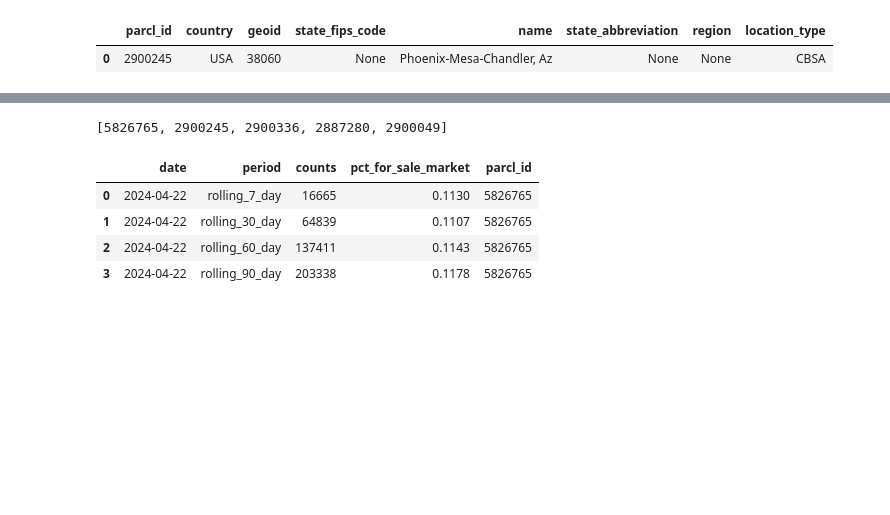
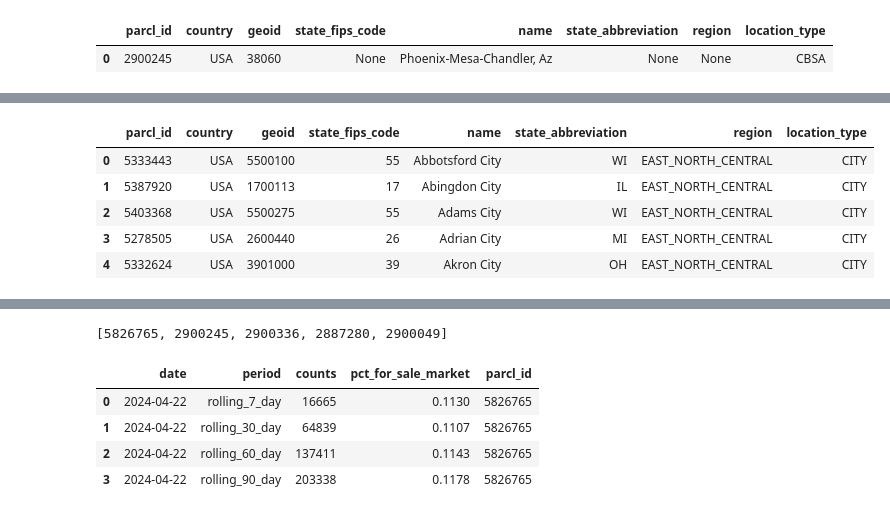
Before and after one commit to ParclLabs/parcllabs-cookbook, a Jupyter notebook: python/investor_share_of_resale_listings.ipynb, the cells around one changed output, grey strips where cells are left out. Saved outputs shown, nothing was run; the diff lists cells and outputs as text; code cells hidden in the pictures; blank space fills up the shorter version.

```diff
--- a/python/investor_share_of_resale_listings.ipynb
+++ b/python/investor_share_of_resale_listings.ipynb
@@ -106,6 +106,24 @@ vegas
 # %% [output]
 |  | parcl_id | country | geoid | state_fips_code | name | state_abbreviation | region | location_type |
 | 0 | 2900049 | USA | 29820 | None | Las Vegas-Henderson-Paradise, Nv | None | None | CBSA |
+# %%
+east_north_central_cities = client.search_markets.retrieve(
+    location_type='CITY',
+    region='EAST_NORTH_CENTRAL',
+    params={
+        'limit': 1000
+    },
+    as_dataframe=True
+)
+
+east_north_central_cities.head()
+# %% [output]
+|  | parcl_id | country | geoid | state_fips_code | name | state_abbreviation | region | location_type |
+| 0 | 5333443 | USA | 5500100 | 55 | Abbotsford City | WI | EAST_NORTH_CENTRAL | CITY |
+| 1 | 5387920 | USA | 1700113 | 17 | Abingdon City | IL | EAST_NORTH_CENTRAL | CITY |
+| 2 | 5403368 | USA | 5500275 | 55 | Adams City | WI | EAST_NORTH_CENTRAL | CITY |
+| 3 | 5278505 | USA | 2600440 | 26 | Adrian City | MI | EAST_NORTH_CENTRAL | CITY |
+| 4 | 5332624 | USA | 3901000 | 39 | Akron City | OH | EAST_NORTH_CENTRAL | CITY |
 # %%
 locations = pd.concat([us, phoenix, sf, atlanta, vegas])
 locations
```
Also changed, not shown: parts of 1 cell of this notebook, 1 other file.
